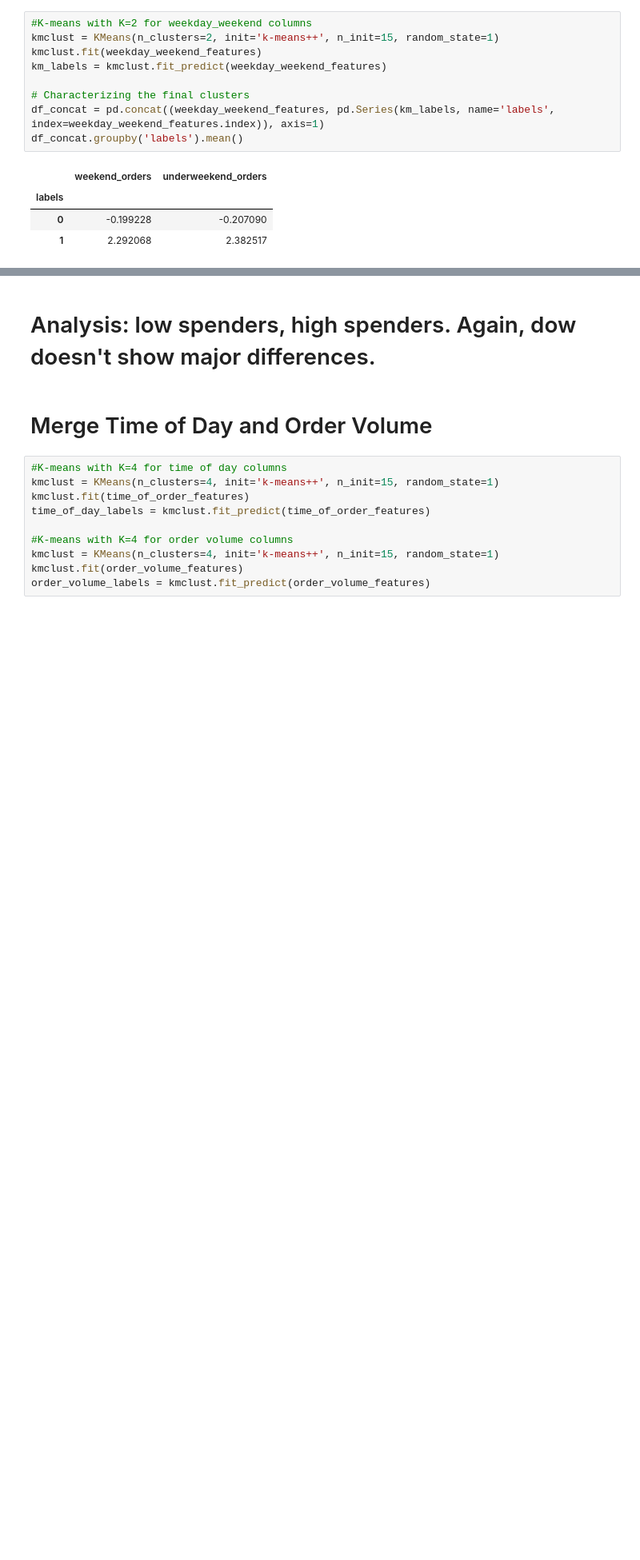
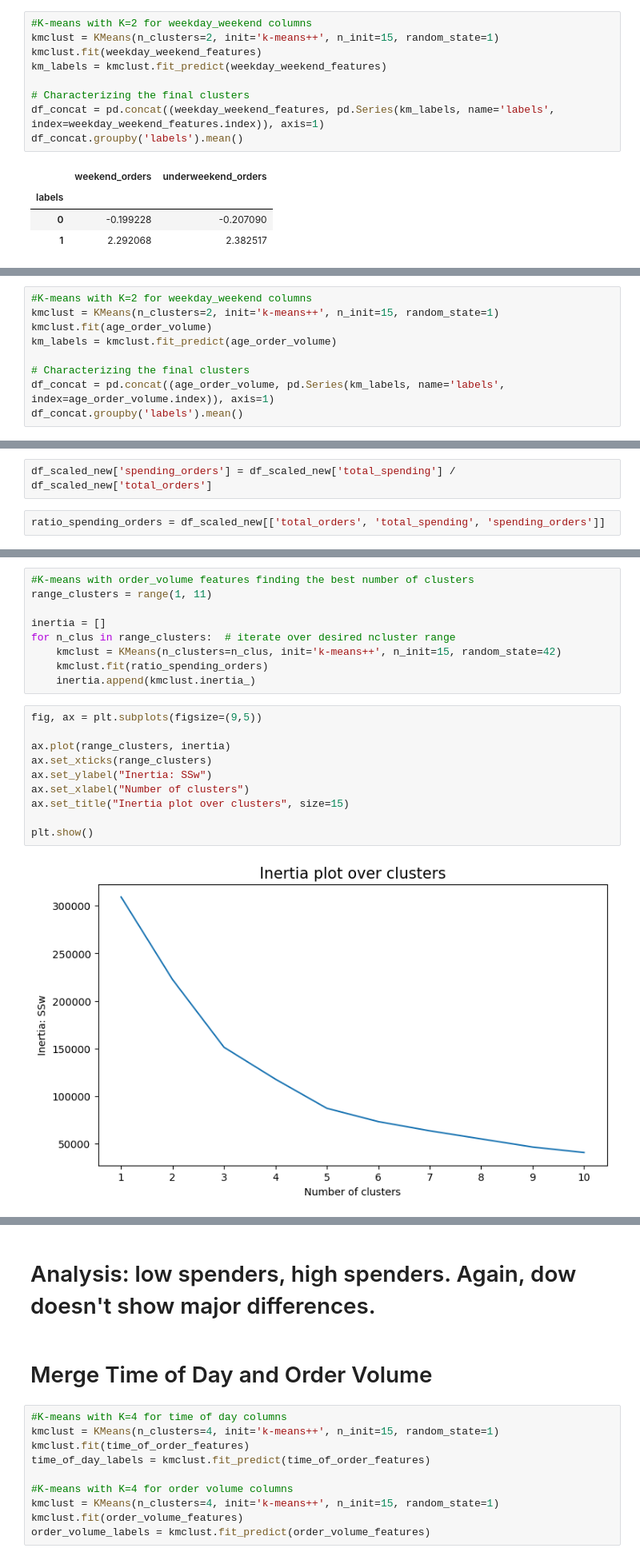
Before and after one commit to scarlson-sketch/Customer_Segmentation_Delivery_App, a Jupyter notebook: DM50/K-means.ipynb, the cells around one changed output, grey strips where cells are left out. Shown at 80% size. Drawn from its saved outputs; the diff is of its cells as text; blank space fills up the shorter version.

```diff
--- a/DM50/K-means.ipynb
+++ b/DM50/K-means.ipynb
@@ -897,0 +923,9 @@ df_concat.groupby('labels').mean()
+# %%
+#K-means with K=2 for weekday_weekend columns
+kmclust = KMeans(n_clusters=2, init='k-means++', n_init=15, random_state=1)
+kmclust.fit(age_order_volume)
+km_labels = kmclust.fit_predict(age_order_volume)
+
+# Characterizing the final clusters
+df_concat = pd.concat((age_order_volume, pd.Series(km_labels, name='labels', index=age_order_volume.index)), axis=1)
+df_concat.groupby('labels').mean()
@@ -897,0 +939,4 @@ df_concat.groupby('labels').mean()
+# %%
+df_scaled_new['spending_orders'] = df_scaled_new['total_spending'] / df_scaled_new['total_orders']
+# %%
+ratio_spending_orders = df_scaled_new[['total_orders', 'total_spending', 'spending_orders']]
@@ -897,0 +963,21 @@ df_concat.groupby('labels').mean()
+# %%
+#K-means with order_volume features finding the best number of clusters
+range_clusters = range(1, 11)
+
+inertia = []
+for n_clus in range_clusters:  # iterate over desired ncluster range
+    kmclust = KMeans(n_clusters=n_clus, init='k-means++', n_init=15, random_state=42)
+    kmclust.fit(ratio_spending_orders)
+    inertia.append(kmclust.inertia_)
+# %%
+fig, ax = plt.subplots(figsize=(9,5))
+
+ax.plot(range_clusters, inertia)
+ax.set_xticks(range_clusters)
+ax.set_ylabel("Inertia: SSw")
+ax.set_xlabel("Number of clusters")
+ax.set_title("Inertia plot over clusters", size=15)
+
+plt.show()
+# %% [output]
+[figure, added]
```
Also changed, not shown: parts of 21 cells of this notebook, 2 other files.
